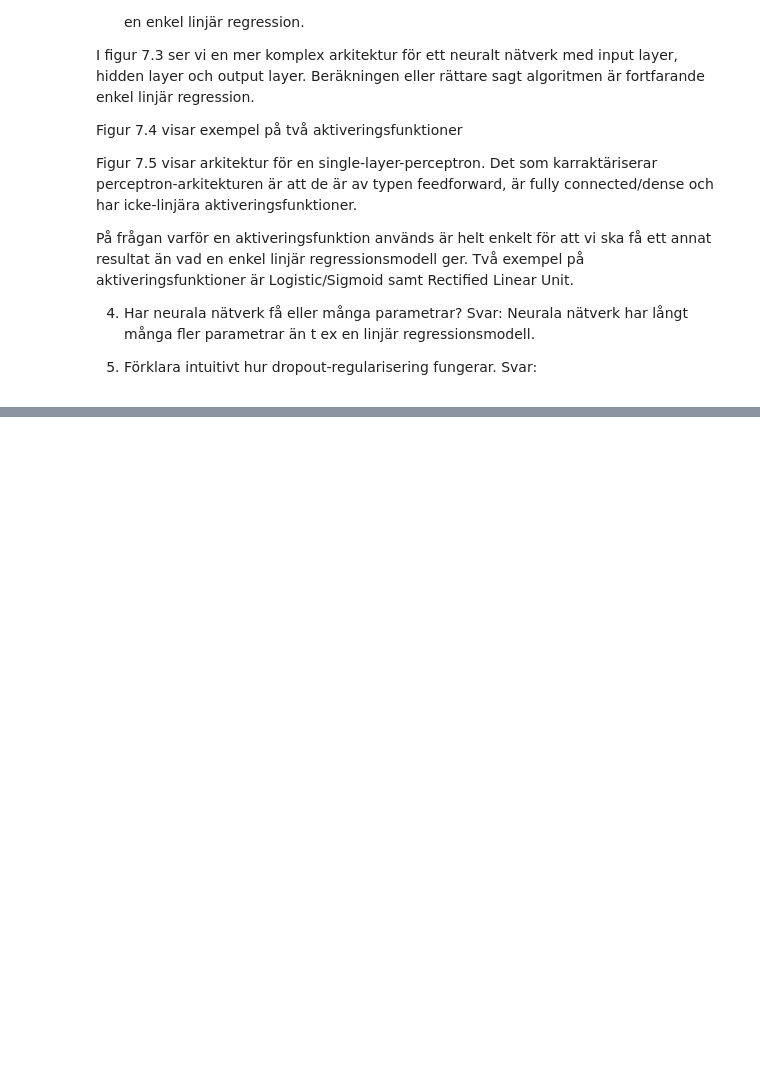
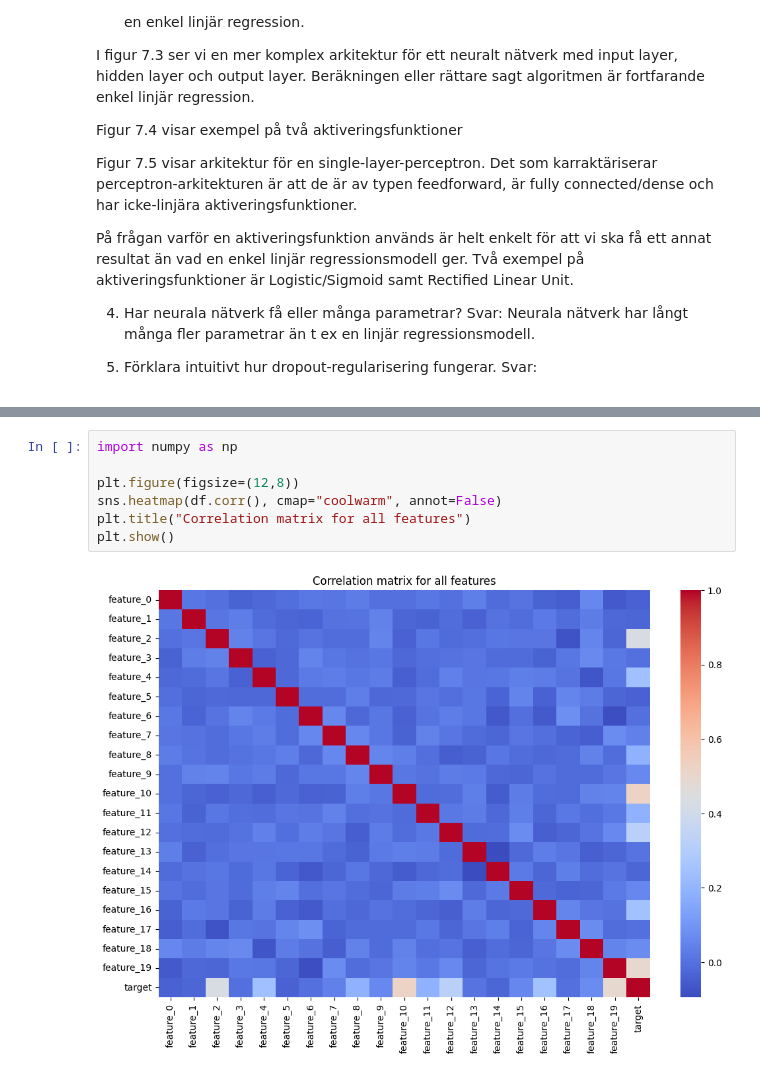
Before and after one commit to pejohans/python_and_ai, a Jupyter notebook: ai_ovningsuppgifter/kapitel_7_1.ipynb, the cells around one changed output, grey strips where cells are left out. Cells and saved outputs as stored; diff of their text form; blank space fills up the shorter version.

```diff
--- a/ai_ovningsuppgifter/kapitel_7_1.ipynb
+++ b/ai_ovningsuppgifter/kapitel_7_1.ipynb
@@ -47,0 +84,9 @@ print(f"Total parameters: {tota_params}")
+# %%
+import numpy as np
+
+plt.figure(figsize=(12,8))
+sns.heatmap(df.corr(), cmap="coolwarm", annot=False)
+plt.title("Correlation matrix for all features")
+plt.show()
+# %% [output]
+[figure, added]
```
Also changed, not shown: parts of 6 cells of this notebook, 4 other files.
